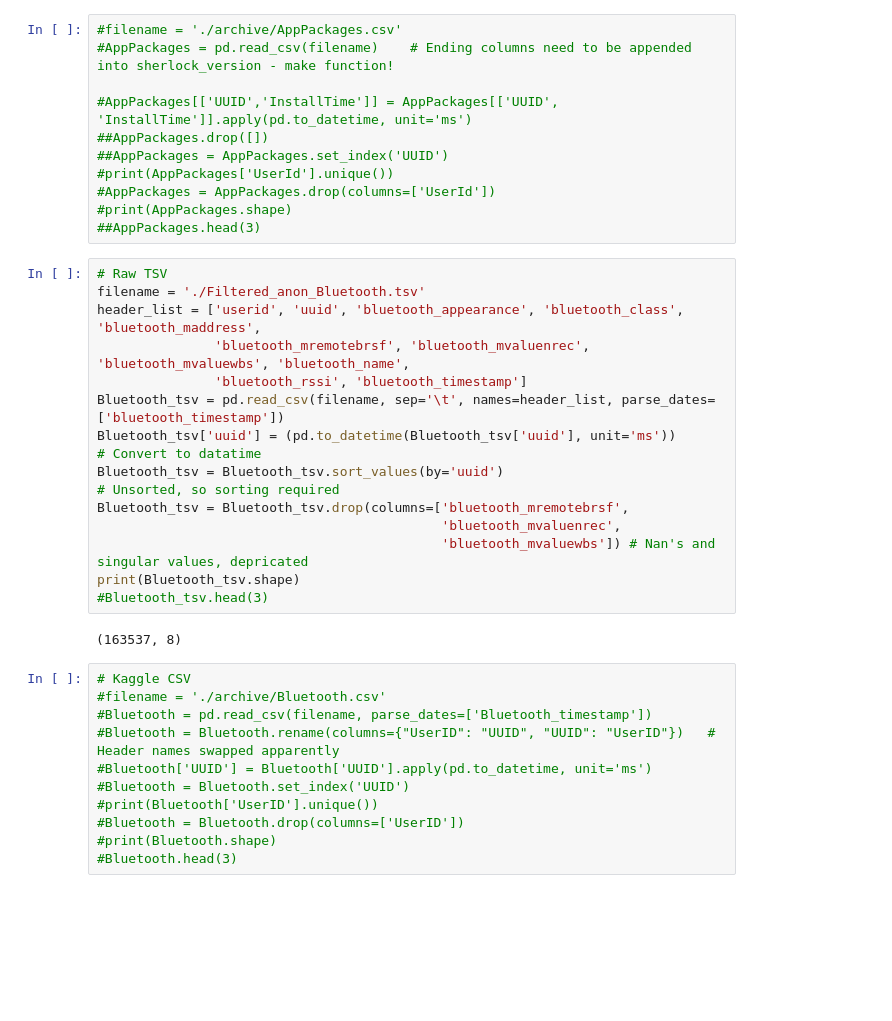
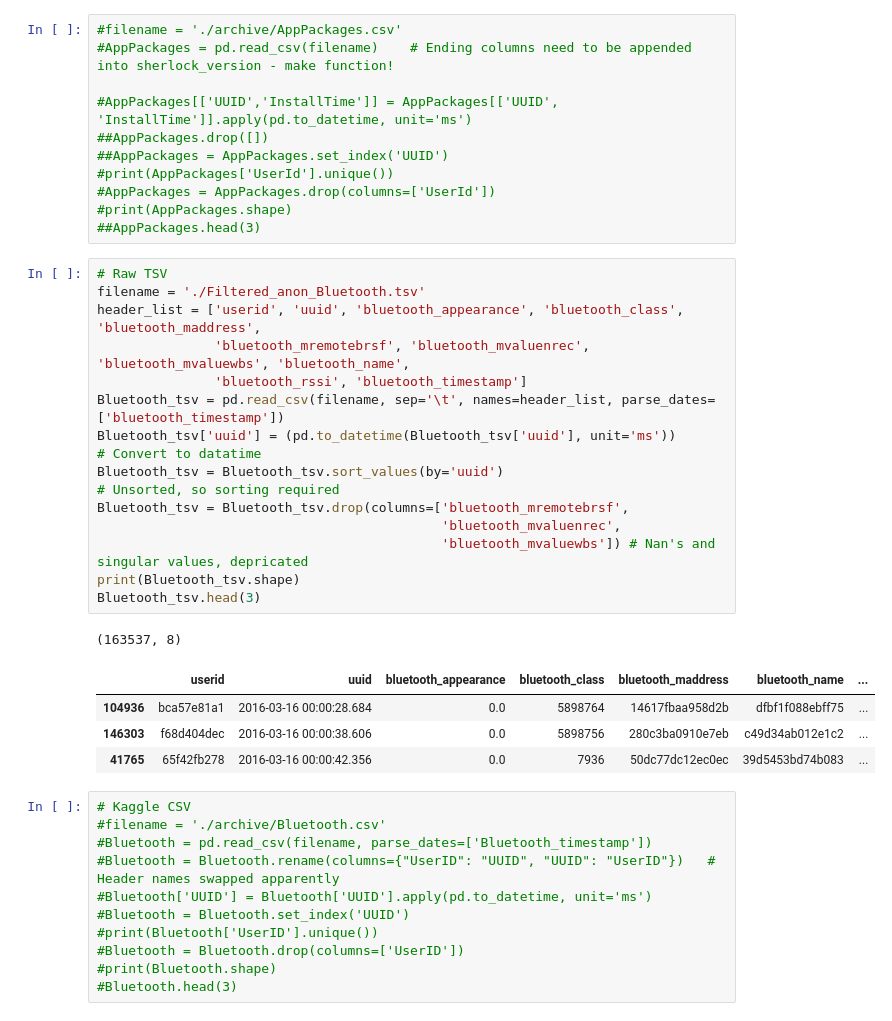
Before and after one commit to kentlingcampbell/project_SherLock, a Jupyter notebook: SherLock.ipynb, the cells around one changed output. Saved outputs shown, nothing was run; the diff lists cells and outputs as text; blank space fills up the shorter version.

```diff
--- a/SherLock.ipynb
+++ b/SherLock.ipynb
@@ -73,19 +73,23 @@ def magVector(df,col1,col2,col3):
 # %%
 # Raw TSV
 filename = './Filtered_anon_Bluetooth.tsv'
 header_list = ['userid', 'uuid', 'bluetooth_appearance', 'bluetooth_class', 'bluetooth_maddress',
                'bluetooth_mremotebrsf', 'bluetooth_mvaluenrec', 'bluetooth_mvaluewbs', 'bluetooth_name',
                'bluetooth_rssi', 'bluetooth_timestamp']
 Bluetooth_tsv = pd.read_csv(filename, sep='\t', names=header_list, parse_dates=['bluetooth_timestamp'])
 Bluetooth_tsv['uuid'] = (pd.to_datetime(Bluetooth_tsv['uuid'], unit='ms'))      # Convert to datatime
 Bluetooth_tsv = Bluetooth_tsv.sort_values(by='uuid')                            # Unsorted, so sorting required
 Bluetooth_tsv = Bluetooth_tsv.drop(columns=['bluetooth_mremotebrsf',
                                             'bluetooth_mvaluenrec',
                                             'bluetooth_mvaluewbs']) # Nan's and singular values, depricated
 print(Bluetooth_tsv.shape)
-#Bluetooth_tsv.head(3)
+Bluetooth_tsv.head(3)
 # %% [output]
 (163537, 8)
+|  | userid | uuid | bluetooth_appearance | bluetooth_class | bluetooth_maddress | bluetooth_name | ... |
+| 104936 | bca57e81a1 | 2016-03-16 00:00:28.684 | 0.0 | 5898764 | 14617fbaa958d2b | dfbf1f088ebff75 | ... |
+| 146303 | f68d404dec | 2016-03-16 00:00:38.606 | 0.0 | 5898756 | 280c3ba0910e7eb | c49d34ab012e1c2 | ... |
+| 41765 | 65f42fb278 | 2016-03-16 00:00:42.356 | 0.0 | 7936 | 50dc77dc12ec0ec | 39d5453bd74b083 | ... |
 # %%
 # Kaggle CSV
 #filename = './archive/Bluetooth.csv'
```
Also changed, not shown: parts of 10 cells of this notebook.
